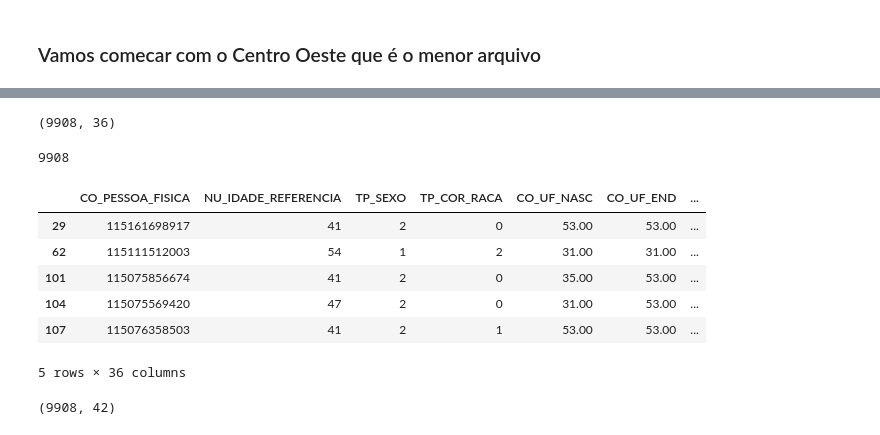
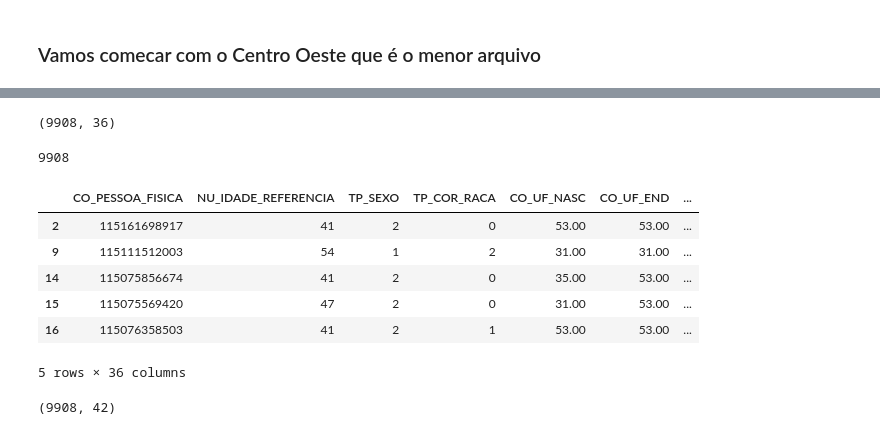
Before and after one commit to itsbarreto/educacao, a Jupyter notebook: SaidaDeProfessores.ipynb, the cells around one changed output, grey strips where cells are left out. Drawn from its saved outputs; the diff is of its cells as text; code cells hidden in the pictures.

```diff
--- a/SaidaDeProfessores.ipynb
+++ b/SaidaDeProfessores.ipynb
@@ -31,6 +31,7 @@ from modelagem import *
 # %%
 #alguns numeros ficam muito grandes.
 pd.options.display.float_format = '{:.2f}'.format
+anos_psq = [2007,2009,2011,2013,2014,2015,2017]
 # %% [markdown]
 ## <center> Vamos começar a jornada</center>
 <img src='https://media.giphy.com/media/fdHg7T902uzLy/giphy.gif'/>
@@ -93,3 +92,5 @@ O DF possuia em 2017 15123 professores concursados em escolas distritais.
+# %%
+dfs = {a : ajusta_colunas_int_df_inep(pd.read_csv(f'{ARQ_PATH}DOCENTES_FILTRADOS_{a}.csv',low_memory=False)) for a in tqdm(anos_psq)}
 # %% [markdown]
 <table columns=2 style='width:100%'><tr><td>
 <img src='img/profa.jpg'/></td><td> <h2>Professores.</h2><br/>
@@ -97,40 +98,40 @@ O DF possuia em 2017 15123 professores concursados em escolas distritais.
 # %%
 cols_prof = ['CO_PESSOA_FISICA','NU_IDADE_REFERENCIA','TP_SEXO',
              'TP_COR_RACA','CO_UF_NASC',
 'CO_UF_END',
 'TP_ZONA_RESIDENCIAL','IN_POSSUI_NEC_ESPECIAL',
 'IN_CEGUEIRA','IN_BAIXA_VISAO',
 'IN_SURDEZ','IN_DEF_AUDITIVA',
 'IN_SURDOCEGUEIRA','IN_DEF_FISICA',
 'IN_DEF_INTELECTUAL','IN_DEF_MULTIPLA',
 'TP_ESCOLARIDADE',
 'TP_SITUACAO_CURSO_1','CO_AREA_CURSO_1',
 'IN_LICENCIATURA_1','IN_COM_PEDAGOGICA_1','TP_TIPO_IES_1',
 'TP_SITUACAO_CURSO_2','CO_AREA_CURSO_2',
 'IN_LICENCIATURA_2',
 'IN_COM_PEDAGOGICA_2','TP_TIPO_IES_2',
 'TP_SITUACAO_CURSO_3','CO_AREA_CURSO_3','IN_LICENCIATURA_3',
 'IN_COM_PEDAGOGICA_3','TP_TIPO_IES_3',
 'IN_ESPECIALIZACAO','IN_MESTRADO',
 'IN_DOUTORADO','IN_POS_NENHUM'
 ]
-prof_pbc_df15 = df15[cols_prof].drop_duplicates()
-prof_pbc_df15 = prof_pbc_df15.loc[((prof_pbc_df15.CO_PESSOA_FISICA.isin(df13.FK_COD_DOCENTE)) | \
-                                   (prof_pbc_df15.CO_PESSOA_FISICA.isin(df14.FK_COD_DOCENTE))) & \
-                                  (prof_pbc_df15.CO_PESSOA_FISICA.isin(df17.CO_PESSOA_FISICA))]
+prof_pbc_df15 = dfs[2015][cols_prof].drop_duplicates()
+prof_pbc_df15 = prof_pbc_df15.loc[((prof_pbc_df15.CO_PESSOA_FISICA.isin(dfs[2013].FK_COD_DOCENTE)) | \
+                                   (prof_pbc_df15.CO_PESSOA_FISICA.isin(dfs[2014].FK_COD_DOCENTE))) & \
+                                  (prof_pbc_df15.CO_PESSOA_FISICA.isin(dfs[2017].CO_PESSOA_FISICA))]
 display(prof_pbc_df15.shape)
 display(prof_pbc_df15.CO_PESSOA_FISICA.nunique())
 #prof_pbc_df15.set_index('CO_PESSOA_FISICA',inplace=True)
 prof_pbc_df15.head()
 # %% [output]
 (9908, 36)
 9908
 |  | CO_PESSOA_FISICA | NU_IDADE_REFERENCIA | TP_SEXO | TP_COR_RACA | CO_UF_NASC | CO_UF_END | ... |
-| 29 | 115161698917 | 41 | 2 | 0 | 53.00 | 53.00 | ... |
-| 62 | 115111512003 | 54 | 1 | 2 | 31.00 | 31.00 | ... |
-| 101 | 115075856674 | 41 | 2 | 0 | 35.00 | 53.00 | ... |
-| 104 | 115075569420 | 47 | 2 | 0 | 31.00 | 53.00 | ... |
-| 107 | 115076358503 | 41 | 2 | 1 | 53.00 | 53.00 | ... |
+| 2 | 115161698917 | 41 | 2 | 0 | 53.00 | 53.00 | ... |
+| 9 | 115111512003 | 54 | 1 | 2 | 31.00 | 31.00 | ... |
+| 14 | 115075856674 | 41 | 2 | 0 | 35.00 | 53.00 | ... |
+| 15 | 115075569420 | 47 | 2 | 0 | 31.00 | 53.00 | ... |
+| 16 | 115076358503 | 41 | 2 | 1 | 53.00 | 53.00 | ... |
 5 rows × 36 columns
 # %%
 cols_drop = []
```
Also changed, not shown: parts of 21 cells of this notebook, 1 other file.
